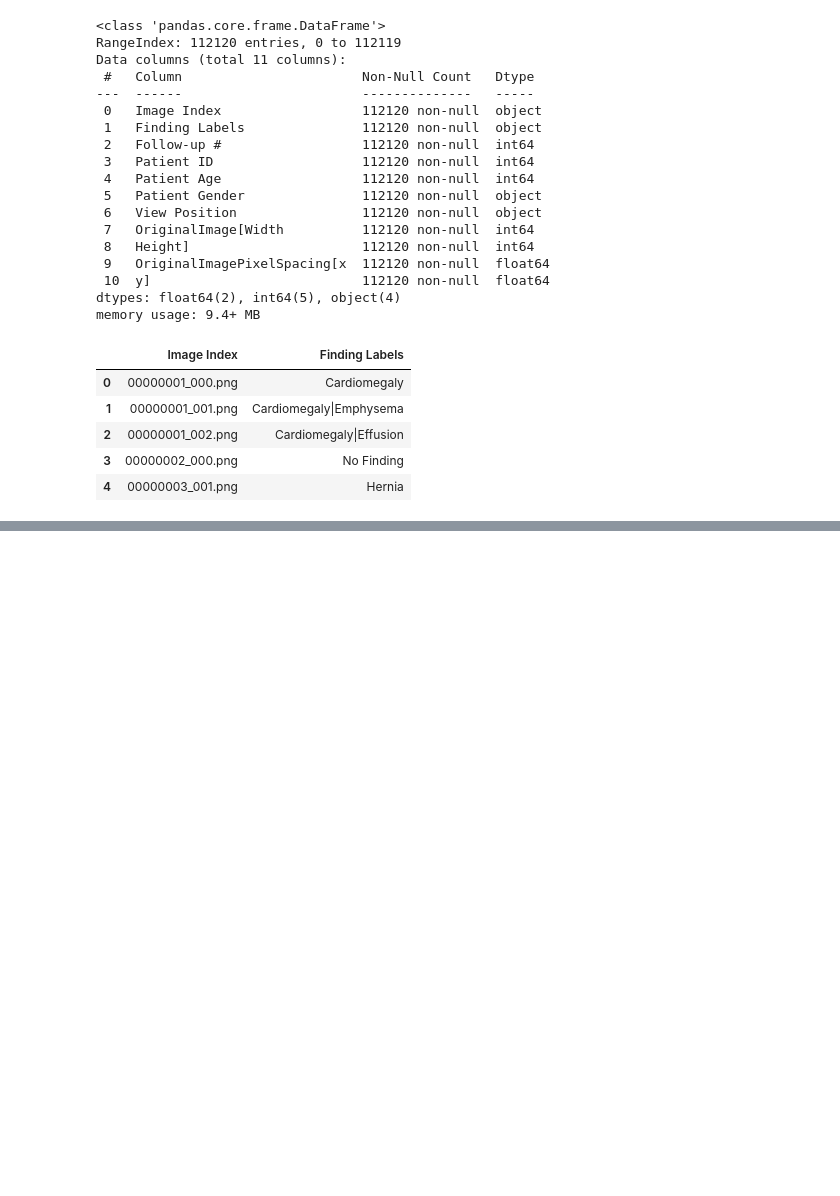
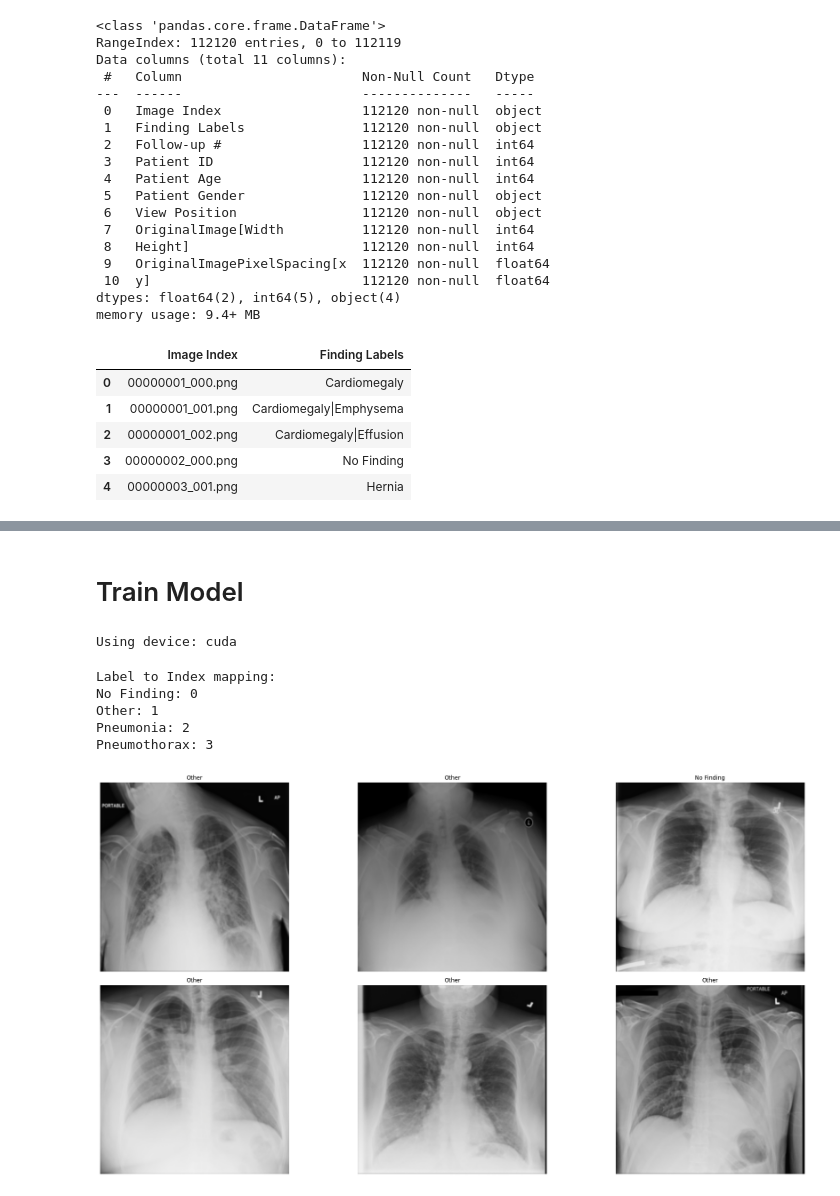
Before and after one commit to Toptopito/pneumonia_prediction, a Jupyter notebook: pneumonia_prediction_training_nih.ipynb, the cells around one changed output, grey strips where cells are left out. Cells and saved outputs as stored; diff of their text form; code cells hidden in the pictures; blank space fills up the shorter version.

```diff
--- a/pneumonia_prediction_training_nih.ipynb
+++ b/pneumonia_prediction_training_nih.ipynb
@@ -340,0 +275,2 @@ learn.export('model.pkl')
+# %% [markdown]
+# Train Model
@@ -340,0 +297,20 @@ learn.export('model.pkl')
+# %%
+# set path to images
+if test:
+    path_text = '/mnt/f/datasets/nihcxr/images_sampled'
+    findings_df = pd.read_csv('./data/sampled_labels.csv')
+else:
+    path_text = '/mnt/f/datasets/nihcxr/images_train'
+    findings_df = pd.read_csv('./data/labels.csv')
+
+# create training and validation sets
+train_df = findings_df[findings_df['is_valid']==0]
+val_df = findings_df[findings_df['is_valid']==1]
+
+path = Path(path_text)
+
+# Set the device
+device = torch.device('cuda' if torch.cuda.is_available() else 'cpu')
+print(f"Using device: {device}")
+# %% [output]
+Using device: cuda
@@ -340,0 +332,11 @@ learn.export('model.pkl')
+# %%
+# Print the dictionary to verify
+print("Label to Index mapping:")
+for label, idx in label_to_idx.items():
+    print(f"{label}: {idx}")
+# %% [output]
+Label to Index mapping:
+No Finding: 0
+Other: 1
+Pneumonia: 2
+Pneumothorax: 3
@@ -340,0 +373,47 @@ learn.export('model.pkl')
+# %%
+# Data preprocessing
+transform = transforms.Compose([
+    transforms.Resize((224, 224)),
+    transforms.ToTensor(),
+    transforms.Lambda(lambda x: 1 - x), # Invert the image to work better with pretrained ImageNet models
+    #transforms.Normalize(mean=[0.485, 0.456, 0.406], std=[0.229, 0.224, 0.225])
+])
+# %%
+# Function to show random samples from the dataset
+def show_batch(dataset, num_items=6, figsize=(20, 10)):
+    fig, axes = plt.subplots(2, 3, figsize=figsize)
+    axes = axes.flatten()
+
+    # Get random indices
+    indices = random.sample(range(len(dataset)), num_items)
+
+    for i, idx in enumerate(indices):
+        img, label = dataset[idx]
+        img = img.permute(1, 2, 0)  # Change from CxHxW to HxWxC
+        img = img * torch.tensor([0.229, 0.224, 0.225]) + torch.tensor([0.485, 0.456, 0.406])  # Denormalize
+        img = img.numpy()
+        img = np.clip(img, 0, 1)
+
+        axes[i].imshow(img)
+        axes[i].axis('off')
+
+        # Get labels
+        label_names = [k for k, v in dataset.label_to_idx.items() if label[v] == 1]
+        axes[i].set_title('\n'.join(label_names), fontsize=10)
+
+    plt.tight_layout()
+    plt.show()
+# %%
+# Create datasets
+train_dataset = ChestXrayDataset(train_df, path_text, label_to_idx, transform=transform)
+val_dataset = ChestXrayDataset(val_df, path_text, label_to_idx, transform=transform)
+
+# Create dataloaders
+batch_size=64
+train_loader = DataLoader(train_dataset, batch_size=batch_size, shuffle=True)
+val_loader = DataLoader(val_dataset, batch_size=batch_size, shuffle=False)
+# %%
+# Show a batch of training data
+show_batch(train_dataset)
+# %% [output]
+[figure, added]
```
Also changed, not shown: parts of 76 cells of this notebook, 24 other files.
